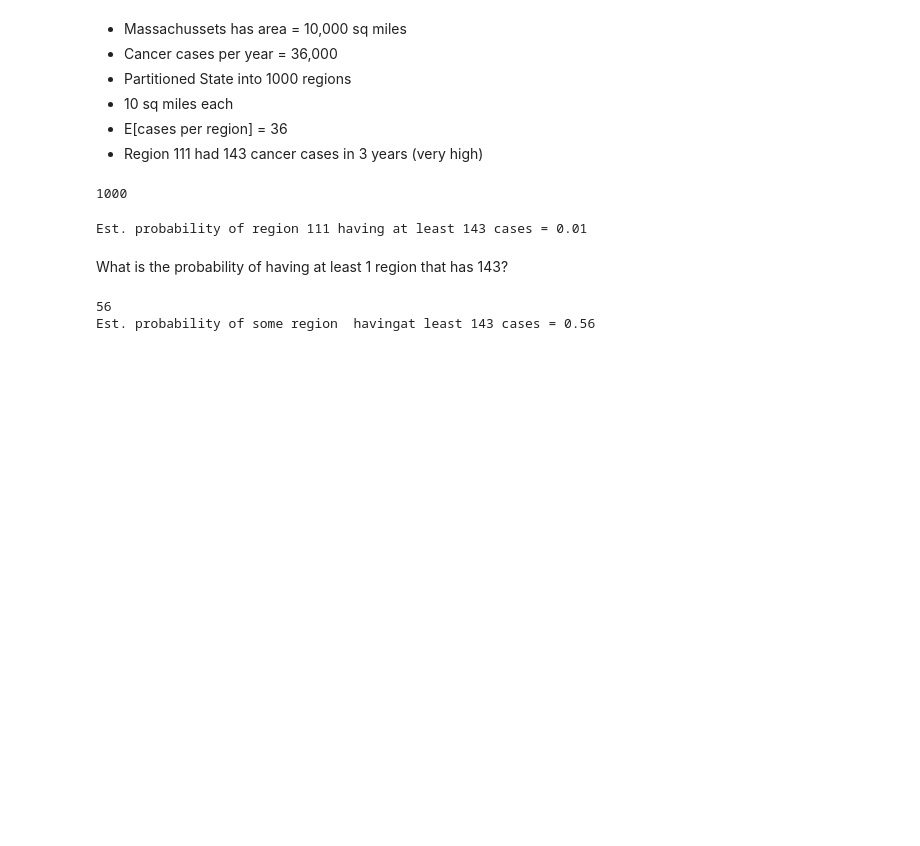
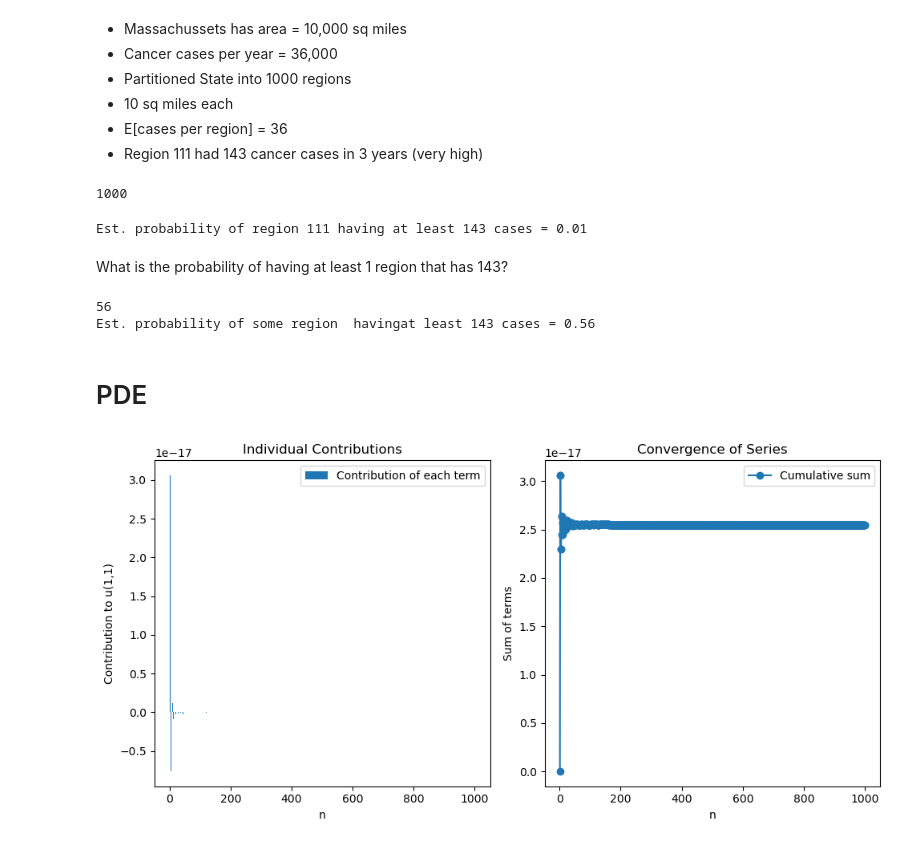
Before and after one commit to AlonsoBau/Introduction-To-Computational-Thinking-And-Data-Science, a Jupyter notebook: Lecture 15/Wrap up.ipynb, the cells around one changed output. Saved outputs shown, nothing was run; the diff lists cells and outputs as text; code cells hidden in the pictures; blank space fills up the shorter version.

```diff
--- a/Lecture 15/Wrap up.ipynb
+++ b/Lecture 15/Wrap up.ipynb
@@ -85,3 +85,46 @@ at least 143 cases =', aProb)
 # %% [output]
 56
 Est. probability of some region  havingat least 143 cases = 0.56
+# %% [markdown]
+# PDE
+# %%
+import numpy as np
+import matplotlib.pyplot as plt
+
+# Parameters
+L = 2  # Assume L=2 for simplicity
+x = 2  # Given location
+t = 1  # Given time
+N_max = 1000  # Maximum number of terms to sum
+
+# Compute Fourier coefficients (assuming c_n = 1/n**2 for demonstration purposes)
+def c_n(n):
+    return 1 / n**3  # Example choice
+
+# Compute the contribution of each term
+n_values = np.arange(1, N_max + 1)
+contributions = c_n(n_values) * np.sin(n_values * np.pi * x / L) * np.cos(n_values * np.pi * t / L)
+
+# Compute the cumulative sum
+cumulative_sum = np.cumsum(contributions)
+
+# Plot contributions and cumulative sum
+plt.figure(figsize=(10, 5))
+plt.subplot(1, 2, 1)
+plt.bar(n_values, contributions, label='Contribution of each term')
+plt.xlabel('n')
+plt.ylabel('Contribution to u(1,1)')
+plt.title('Individual Contributions')
+plt.legend()
+
+plt.subplot(1, 2, 2)
+plt.plot(n_values, cumulative_sum, marker='o', linestyle='-', label='Cumulative sum')
+plt.xlabel('n')
+plt.ylabel('Sum of terms')
+plt.title('Convergence of Series')
+plt.legend()
+
+plt.tight_layout()
+plt.show()
+# %% [output]
+[figure, added]
```
